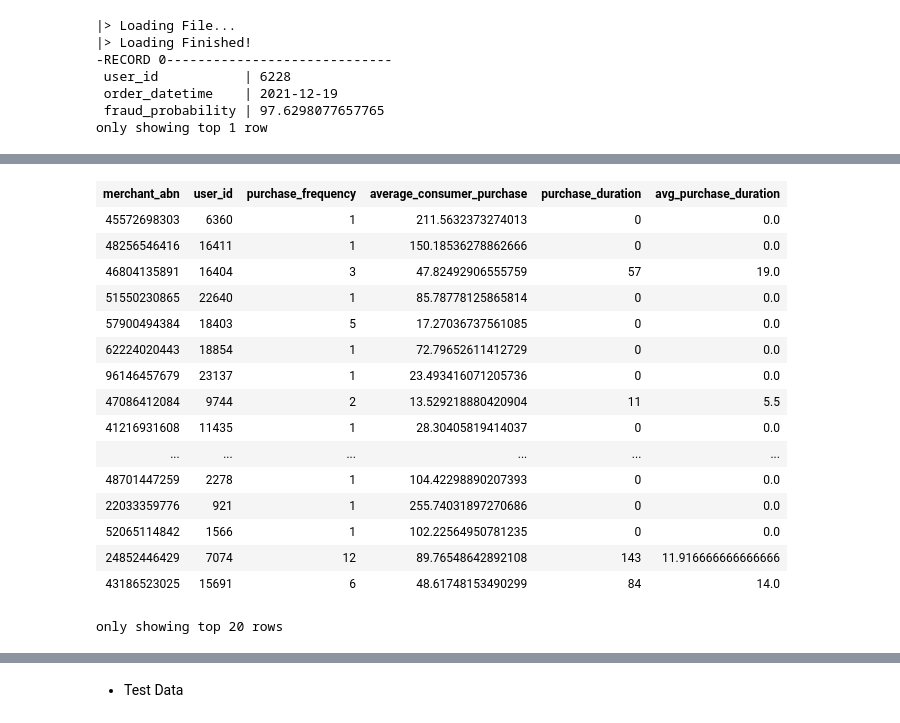
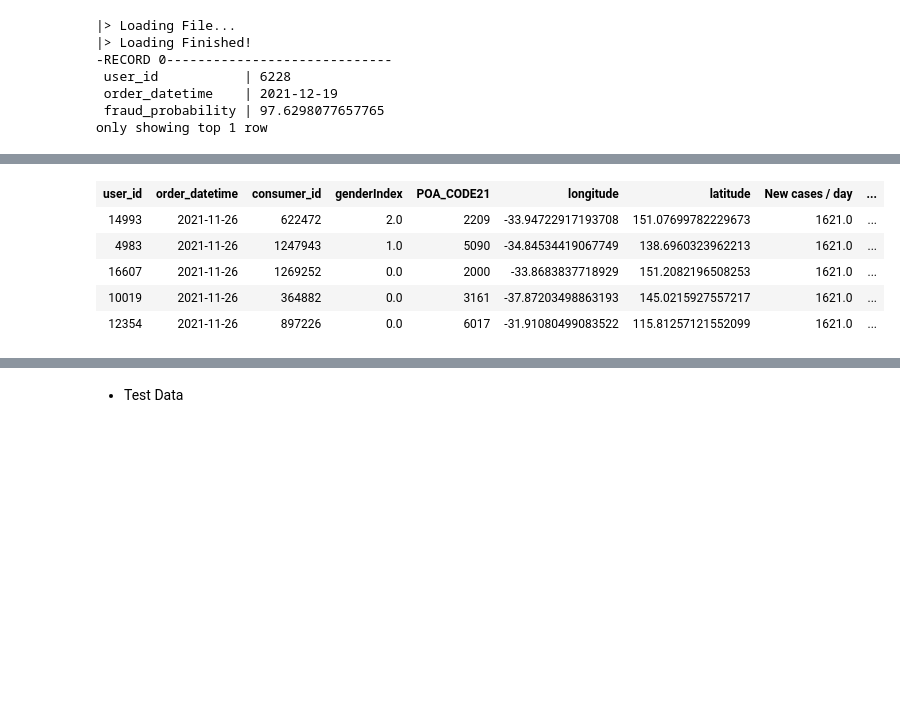
Before and after one commit to MAST30034-Applied-Data-Science/generic-buy-now-pay-later-project-group-24, a Jupyter notebook: models/consumer_fraud.ipynb, the cells around one changed output, grey strips where cells are left out. Saved outputs shown, nothing was run; the diff lists cells and outputs as text; code cells hidden in the pictures; blank space fills up the shorter version.

Commit message:
Change Fraud Model

```diff
--- a/models/consumer_fraud.ipynb
+++ b/models/consumer_fraud.ipynb
@@ -84,2 +61,2 @@ only showing top 5 rows
 # %%
-sdf = trans_sdf.select( 'user_id', 'merchant_abn', 'order_datetime', 'dollar_value', 'take_rate', 'consumer_id', 'POA_CODE21', 'longitude', 'latitude', 'genderIndex', 'typeIndex', 'tagIndex', 'tag_vec')
+sdf = trans_sdf.select( 'user_id', 'merchant_abn', 'order_datetime', 'dollar_value', 'take_rate', 'consumer_id', 'POA_CODE21', 'longitude', 'latitude', 'genderIndex', 'typeIndex', 'tagIndex', 'tag_vec', 'New cases / day', 'total_retail')
@@ -113,28 +67,19 @@ sdf_merchant_and_consumer = sdf_merchant = sdf.groupby('merchant_abn', 'user_id'
-# %%
-sdf_merchant_and_consumer
-# %% [output]
-| merchant_abn | user_id | purchase_frequency | average_consumer_purchase | purchase_duration | avg_purchase_duration |
-| 45572698303 | 6360 | 1 | 211.5632373274013 | 0 | 0.0 |
-| 48256546416 | 16411 | 1 | 150.18536278862666 | 0 | 0.0 |
-| 46804135891 | 16404 | 3 | 47.82492906555759 | 57 | 19.0 |
-| 51550230865 | 22640 | 1 | 85.78778125865814 | 0 | 0.0 |
-| 57900494384 | 18403 | 5 | 17.27036737561085 | 0 | 0.0 |
-| 62224020443 | 18854 | 1 | 72.79652611412729 | 0 | 0.0 |
-| 96146457679 | 23137 | 1 | 23.493416071205736 | 0 | 0.0 |
-| 47086412084 | 9744 | 2 | 13.529218880420904 | 11 | 5.5 |
-| 41216931608 | 11435 | 1 | 28.30405819414037 | 0 | 0.0 |
-| ... | ... | ... | ... | ... | ... |
-| 48701447259 | 2278 | 1 | 104.42298890207393 | 0 | 0.0 |
-| 22033359776 | 921 | 1 | 255.74031897270686 | 0 | 0.0 |
-| 52065114842 | 1566 | 1 | 102.22564950781235 | 0 | 0.0 |
-| 24852446429 | 7074 | 12 | 89.76548642892108 | 143 | 11.916666666666666 |
-| 43186523025 | 15691 | 6 | 48.61748153490299 | 84 | 14.0 |
-only showing top 20 rows
 # %%
-sdf_daily = sdf.groupby('merchant_abn','user_id', 'order_datetime', 'take_rate', 'typeIndex', 'tagIndex', 'tag_vec').agg(
+sdf_daily = sdf.groupby('user_id', 'consumer_id', 'order_datetime', 'genderIndex', 'POA_CODE21', 'longitude', 'latitude', 'New cases / day', 'total_retail').agg(
     F.count("*").alias("count"),
-    F.avg("dollar_value").alias("dollar_average"),
     F.min("dollar_value").alias("dollar_min"),
     F.max("dollar_value").alias("dollar_max"),
+    F.avg("dollar_value").alias("dollar_average"),
     )
+# %%
+sdf_daily = sdf_daily.join(consumer_fraud_sdf, on=['user_id', 'order_datetime'], how = 'left')
+# %%
+sdf_daily.limit(5)
+# %% [output]
+| user_id | order_datetime | consumer_id | genderIndex | POA_CODE21 | longitude | latitude | New cases / day | ... |
+| 14993 | 2021-11-26 | 622472 | 2.0 | 2209 | -33.94722917193708 | 151.07699782229673 | 1621.0 | ... |
+| 4983 | 2021-11-26 | 1247943 | 1.0 | 5090 | -34.84534419067749 | 138.6960323962213 | 1621.0 | ... |
+| 16607 | 2021-11-26 | 1269252 | 0.0 | 2000 | -33.8683837718929 | 151.2082196508253 | 1621.0 | ... |
+| 10019 | 2021-11-26 | 364882 | 0.0 | 3161 | -37.87203498863193 | 145.0215927557217 | 1621.0 | ... |
+| 12354 | 2021-11-26 | 897226 | 0.0 | 6017 | -31.91080499083522 | 115.81257121552099 | 1621.0 | ... |
 # %%
```
Also changed, not shown: parts of 118 cells of this notebook, 11 other files.
